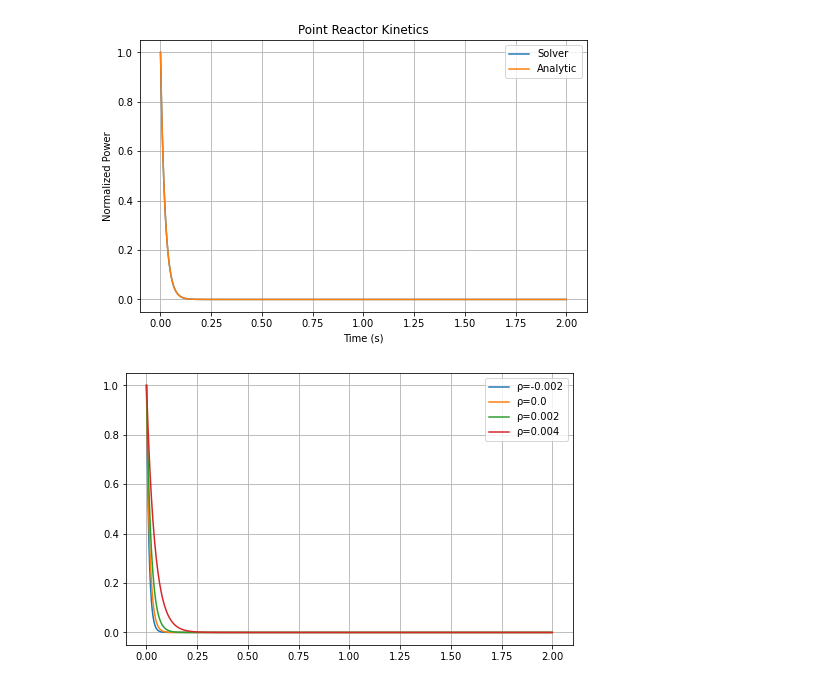
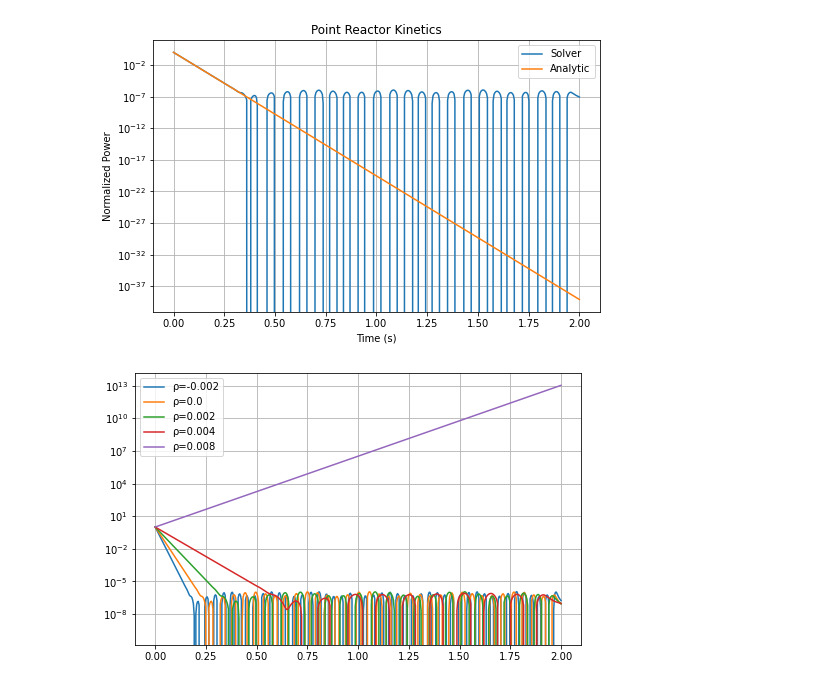
Before and after one commit to valenstella/reactor_point_kinetics, a Jupyter notebook: reactor_point_kinetics.ipynb, the cells around one changed output. Cells and saved outputs as stored; diff of their text form; code cells hidden in the pictures.

```diff
--- a/reactor_point_kinetics.ipynb
+++ b/reactor_point_kinetics.ipynb
@@ -21,32 +21,33 @@ sol = solve_ivp(
     t_eval=np.linspace(0,2,500)
 )
 
 P_analytic = np.exp(
     ((0.002-beta)/Lambda)
     * sol.t
 )
 
 plt.figure(figsize=(8,5))
 
 plt.plot(
     sol.t,
     sol.y[0],label="Solver"
 )
 plt.plot(
     sol.t,
     P_analytic,label="Analytic"
 )
+plt.yscale("log")
 plt.xlabel("Time (s)")
 plt.ylabel("Normalized Power")
 plt.title("Point Reactor Kinetics")
 plt.legend()
 plt.grid(True)
 plt.savefig(
     "reactor_kinetics.png",
     dpi=300,
     bbox_inches="tight"
 )
 plt.show()
 # %% [output]
-[figure, old version]
+[figure, new version]
 # %%
@@ -76,7 +72,7 @@ for rho in reactivities:
         sol.y[0],
         label=f"ρ={rho}"
     )
-
+plt.yscale("log")
 plt.legend()
 plt.grid()
 plt.savefig(
@@ -86,4 +82,4 @@ plt.savefig(
 )
 plt.show()
 # %% [output]
-[figure, old version]
+[figure, new version]
```
Also changed, not shown: parts of 4 cells of this notebook, 3 other files.
